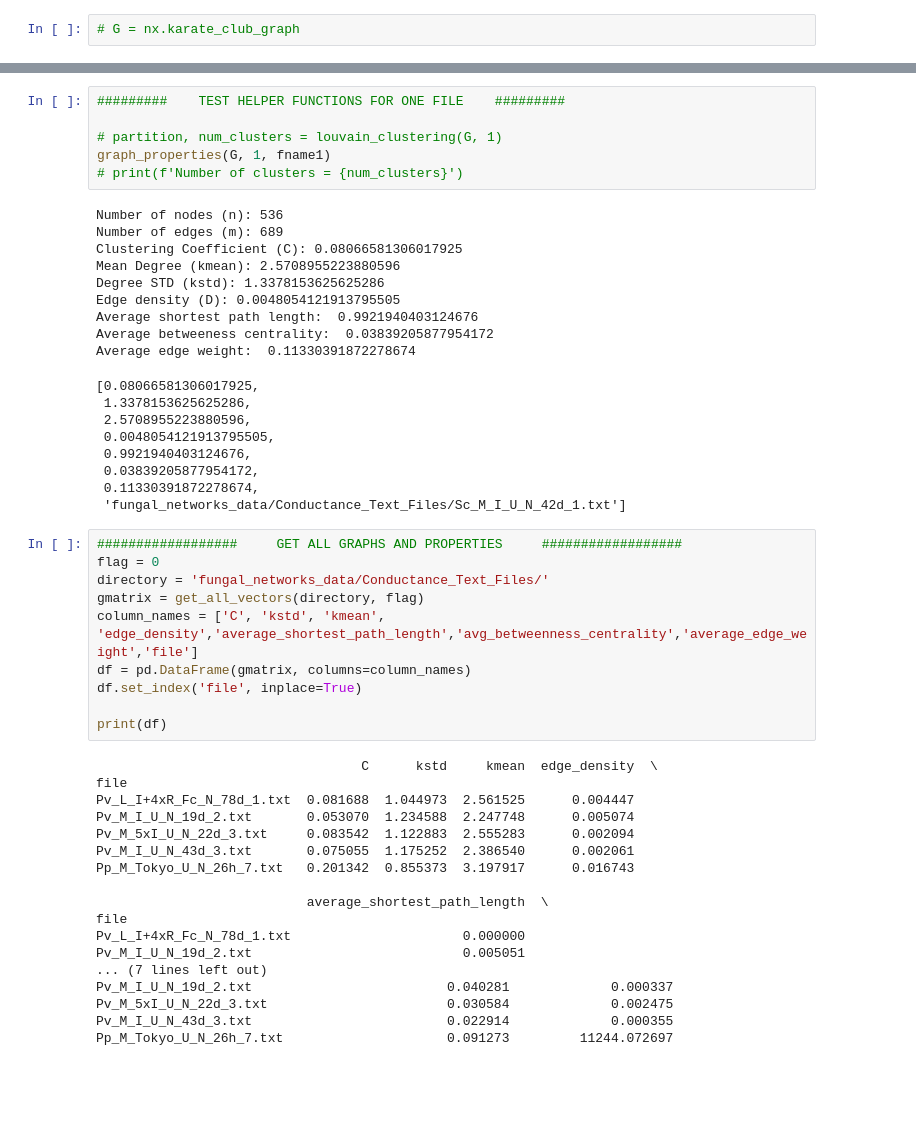
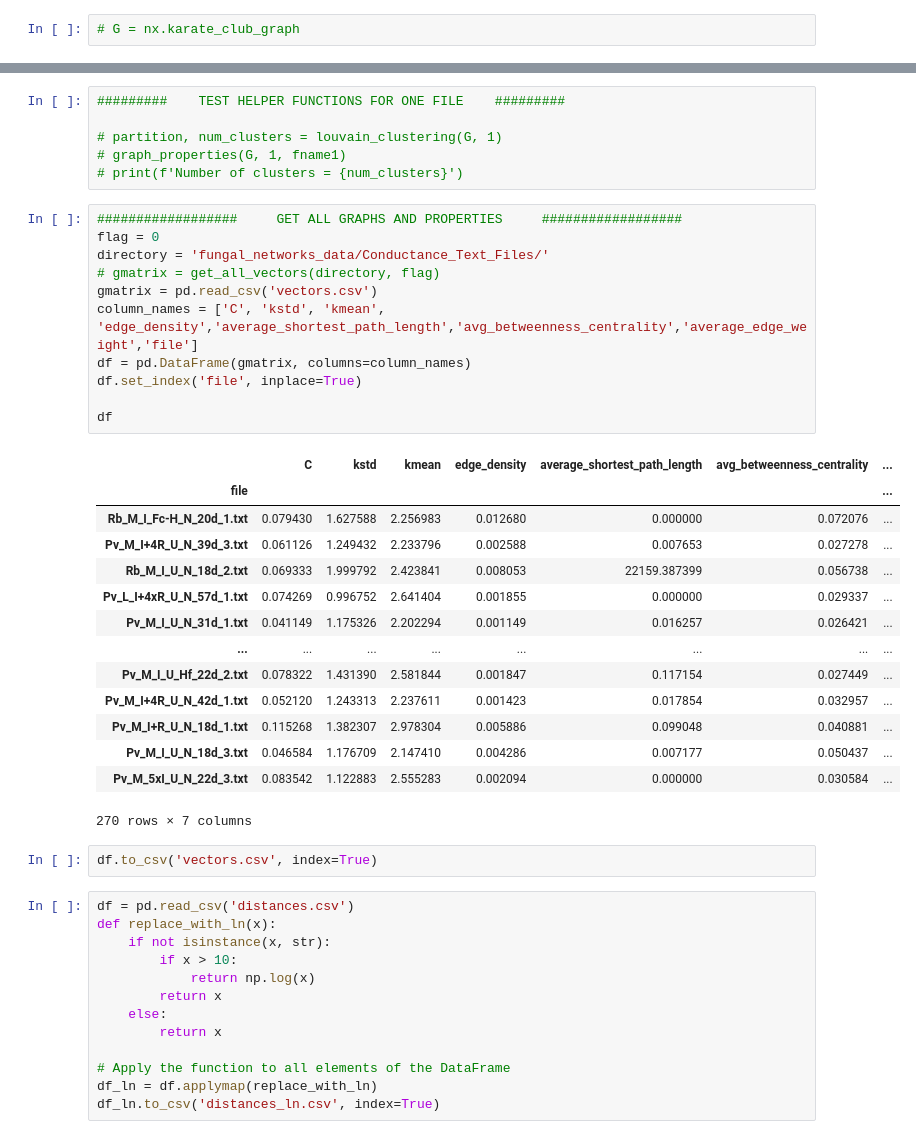
Before and after one commit to lilianjma/biological-networks-final, a Jupyter notebook: Analysis.ipynb, the cells around one changed output, grey strips where cells are left out. Cells and saved outputs as stored; diff of their text form; blank space fills up the shorter version.

```diff
--- a/Analysis.ipynb
+++ b/Analysis.ipynb
@@ -253,54 +352,49 @@ Reading the network file: fungal_networks_data/Conductance_Text_Files/Sc_M_I_U_N
 #########    TEST HELPER FUNCTIONS FOR ONE FILE    #########
 
 # partition, num_clusters = louvain_clustering(G, 1)
-graph_properties(G, 1, fname1)
+# graph_properties(G, 1, fname1)
 # print(f'Number of clusters = {num_clusters}')
-# %% [output]
-Number of nodes (n): 536
-Number of edges (m): 689
-Clustering Coefficient (C): 0.08066581306017925
-Mean Degree (kmean): 2.5708955223880596
-Degree STD (kstd): 1.3378153625625286
-Edge density (D): 0.0048054121913795505
-Average shortest path length:  0.9921940403124676
-Average betweeness centrality:  0.03839205877954172
-Average edge weight:  0.11330391872278674
-[0.08066581306017925,
- 1.3378153625625286,
- 2.5708955223880596,
- 0.0048054121913795505,
- 0.9921940403124676,
- 0.03839205877954172,
- 0.11330391872278674,
- 'fungal_networks_data/Conductance_Text_Files/Sc_M_I_U_N_42d_1.txt']
 # %%
 ##################     GET ALL GRAPHS AND PROPERTIES     ##################
 flag = 0
 directory = 'fungal_networks_data/Conductance_Text_Files/'
-gmatrix = get_all_vectors(directory, flag)
+# gmatrix = get_all_vectors(directory, flag)
+gmatrix = pd.read_csv('vectors.csv')
 column_names = ['C', 'kstd', 'kmean', 'edge_density','average_shortest_path_length','avg_betweenness_centrality','average_edge_weight','file']
 df = pd.DataFrame(gmatrix, columns=column_names)
 df.set_index('file', inplace=True)
 
-print(df)
+df
 # %% [output]
+|  | C | kstd | kmean | edge_density | average_shortest_path_length | avg_betweenness_centrality | ... |
+| file |  |  |  |  |  |  | ... |
+| Rb_M_I_Fc-H_N_20d_1.txt | 0.079430 | 1.627588 | 2.256983 | 0.012680 | 0.000000 | 0.072076 | ... |
+| Pv_M_I+4R_U_N_39d_3.txt | 0.061126 | 1.249432 | 2.233796 | 0.002588 | 0.007653 | 0.027278 | ... |
+| Rb_M_I_U_N_18d_2.txt | 0.069333 | 1.999792 | 2.423841 | 0.008053 | 22159.387399 | 0.056738 | ... |
+| Pv_L_I+4xR_U_N_57d_1.txt | 0.074269 | 0.996752 | 2.641404 | 0.001855 | 0.000000 | 0.029337 | ... |
+| Pv_M_I_U_N_31d_1.txt | 0.041149 | 1.175326 | 2.202294 | 0.001149 | 0.016257 | 0.026421 | ... |
+| ... | ... | ... | ... | ... | ... | ... | ... |
+| Pv_M_I_U_Hf_22d_2.txt | 0.078322 | 1.431390 | 2.581844 | 0.001847 | 0.117154 | 0.027449 | ... |
+| Pv_M_I+4R_U_N_42d_1.txt | 0.052120 | 1.243313 | 2.237611 | 0.001423 | 0.017854 | 0.032957 | ... |
+| Pv_M_I+R_U_N_18d_1.txt | 0.115268 | 1.382307 | 2.978304 | 0.005886 | 0.099048 | 0.040881 | ... |
+| Pv_M_I_U_N_18d_3.txt | 0.046584 | 1.176709 | 2.147410 | 0.004286 | 0.007177 | 0.050437 | ... |
+| Pv_M_5xI_U_N_22d_3.txt | 0.083542 | 1.122883 | 2.555283 | 0.002094 | 0.000000 | 0.030584 | ... |
-                                  C      kstd     kmean  edge_density  \
-file
-Pv_L_I+4xR_Fc_N_78d_1.txt  0.081688  1.044973  2.561525      0.004447
-Pv_M_I_U_N_19d_2.txt       0.053070  1.234588  2.247748      0.005074
-Pv_M_5xI_U_N_22d_3.txt     0.083542  1.122883  2.555283      0.002094
-Pv_M_I_U_N_43d_3.txt       0.075055  1.175252  2.386540      0.002061
-Pp_M_Tokyo_U_N_26h_7.txt   0.201342  0.855373  3.197917      0.016743
-
-                           average_shortest_path_length  \
-file
-Pv_L_I+4xR_Fc_N_78d_1.txt                      0.000000
-Pv_M_I_U_N_19d_2.txt                           0.005051
-... (7 lines left out)
-Pv_M_I_U_N_19d_2.txt                         0.040281             0.000337
-Pv_M_5xI_U_N_22d_3.txt                       0.030584             0.002475
-Pv_M_I_U_N_43d_3.txt                         0.022914             0.000355
-Pp_M_Tokyo_U_N_26h_7.txt                     0.091273         11244.072697
+270 rows × 7 columns
+# %%
+df.to_csv('vectors.csv', index=True)
+# %%
+df = pd.read_csv('distances.csv')
+def replace_with_ln(x):
+    if not isinstance(x, str):
+        if x > 10:
+            return np.log(x)
+        return x
+    else:
+        return x
+
+# Apply the function to all elements of the DataFrame
+df_ln = df.applymap(replace_with_ln)
+df_ln.to_csv('distances_ln.csv', index=True)
 # %%
 ##################     GET DISTANCE MATRIX     ##################
 lower_distance_df = lower_distance_matrix(df)
```
Also changed, not shown: parts of 17 cells of this notebook, 5 other files.
